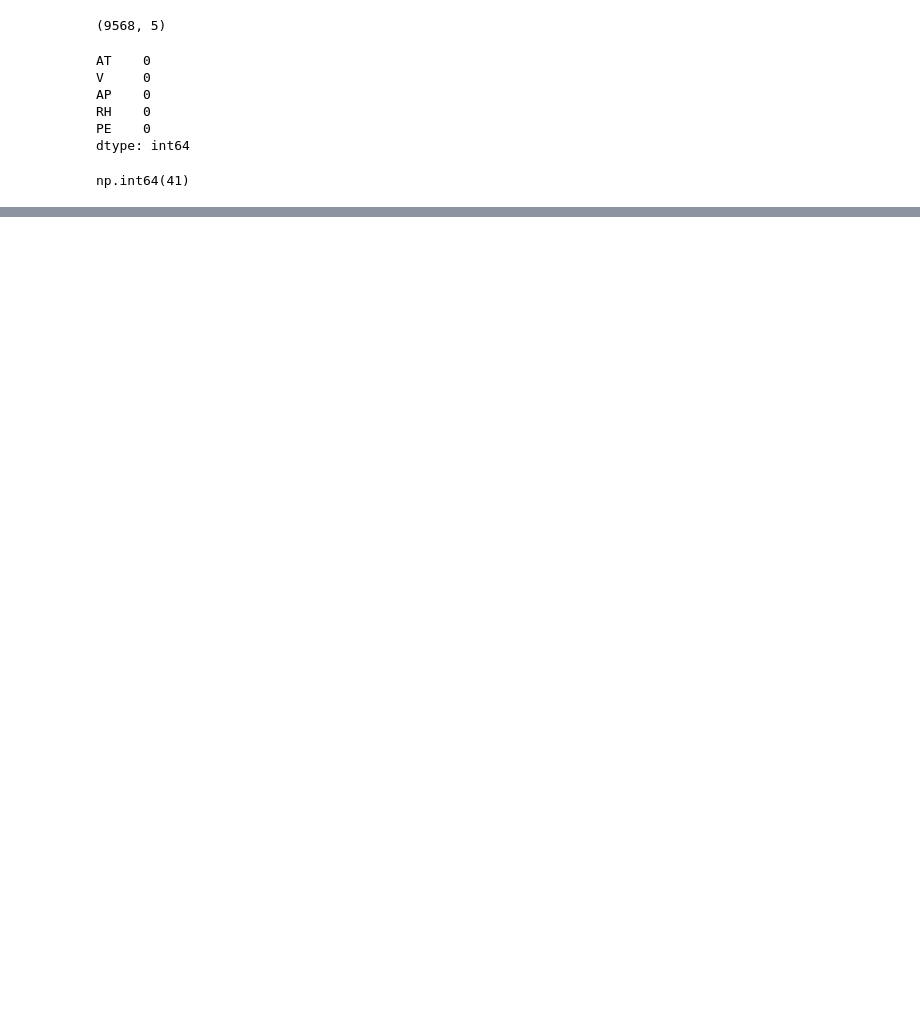
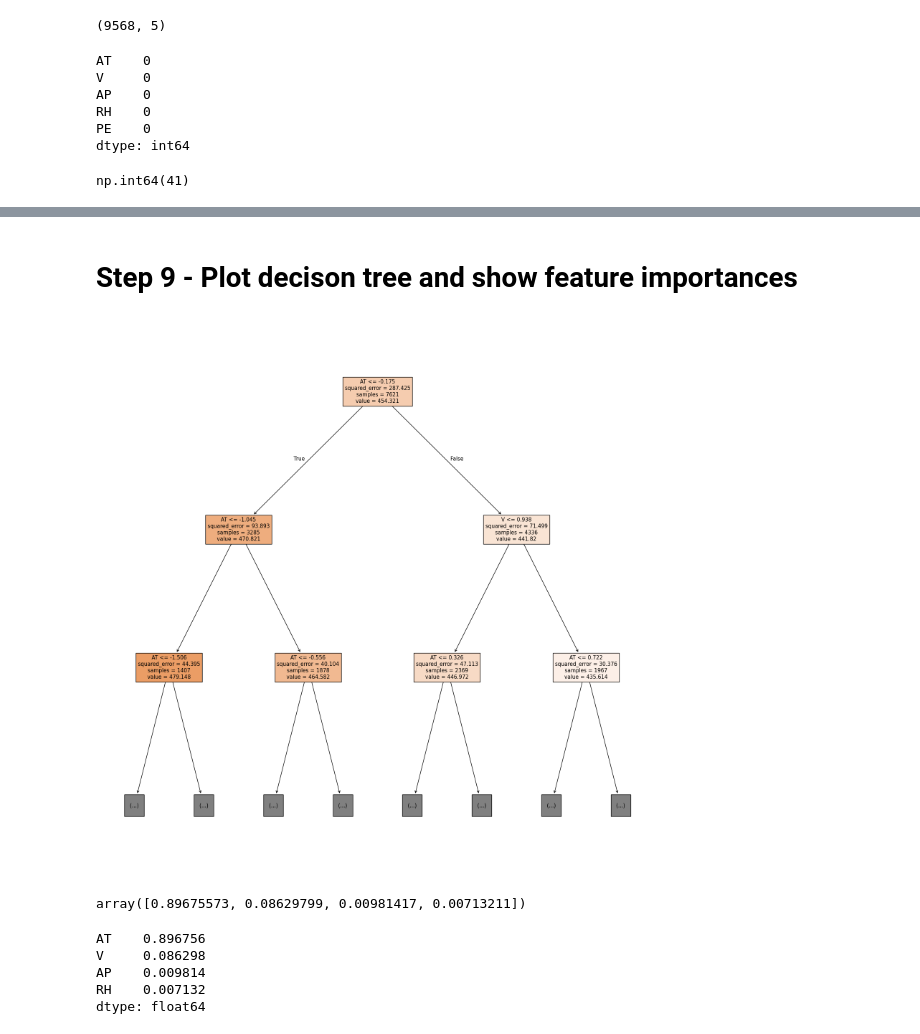
Before and after one commit to bhupendrabauskar1204/machine_learning, a Jupyter notebook: 09_Decision _ Tree_Regression/DTR.ipynb, the cells around one changed output, grey strips where cells are left out. Cells and saved outputs as stored; diff of their text form; code cells hidden in the pictures; blank space fills up the shorter version.

```diff
--- a/09_Decision _ Tree_Regression/DTR.ipynb
+++ b/09_Decision _ Tree_Regression/DTR.ipynb
@@ -45,0 +155,4 @@ np.int64(41)
+# %%
+
+xtrain_pre = num_pipe.transform(xtrain)
+xtrain_pre.head()
@@ -45,0 +179,10 @@ np.int64(41)
+# %%
+from sklearn.tree import DecisionTreeRegressor
+
+model1 = DecisionTreeRegressor(
+    max_depth=1,
+    min_samples_split=5,
+    min_samples_leaf=5,
+    criterion="squared_error"
+)
+model1.fit(xtrain_pre, ytrain)
@@ -45,0 +205,14 @@ np.int64(41)
+# %%
+
+from sklearn.model_selection import RandomizedSearchCV
+
+params = {
+    "max_depth": [5, 6, 7, 8, 9, 10, 11, 12],
+    "min_samples_split": [5, 6, 7, 8],
+    "min_samples_leaf": [5, 6, 7, 8],
+    "criterion": ["squared_error", "absolute_error"],
+}
+
+dtr = DecisionTreeRegressor(random_state=42)
+rscv = RandomizedSearchCV(dtr, params, cv=5, scoring="r2", n_iter=20, random_state=42)
+rscv.fit(xtrain_pre, ytrain)
@@ -45,0 +240,4 @@ np.int64(41)
+# %%
+
+best_dtr = rscv.best_estimator_
+best_dtr
@@ -45,0 +362,24 @@ np.int64(41)
+# %% [markdown]
+# Step 9 - Plot decison tree and show feature importances
+# %%
+from sklearn.tree import plot_tree
+import matplotlib.pyplot as plt
+
+plt.figure(figsize=(20, 20))
+plot_tree(best_dtr, max_depth=2, feature_names=xtrain.columns, filled=True)
+plt.show()
+# %% [output]
+[figure, added]
+# %%
+best_dtr.feature_importances_
+# %% [output]
+array([0.89675573, 0.08629799, 0.00981417, 0.00713211])
+# %%
+imp = pd.Series(best_dtr.feature_importances_, index=xtrain.columns)
+imp
+# %% [output]
+AT    0.896756
+V     0.086298
+AP    0.009814
+RH    0.007132
+dtype: float64
```
Also changed, not shown: parts of 56 cells of this notebook, 3 other files.
